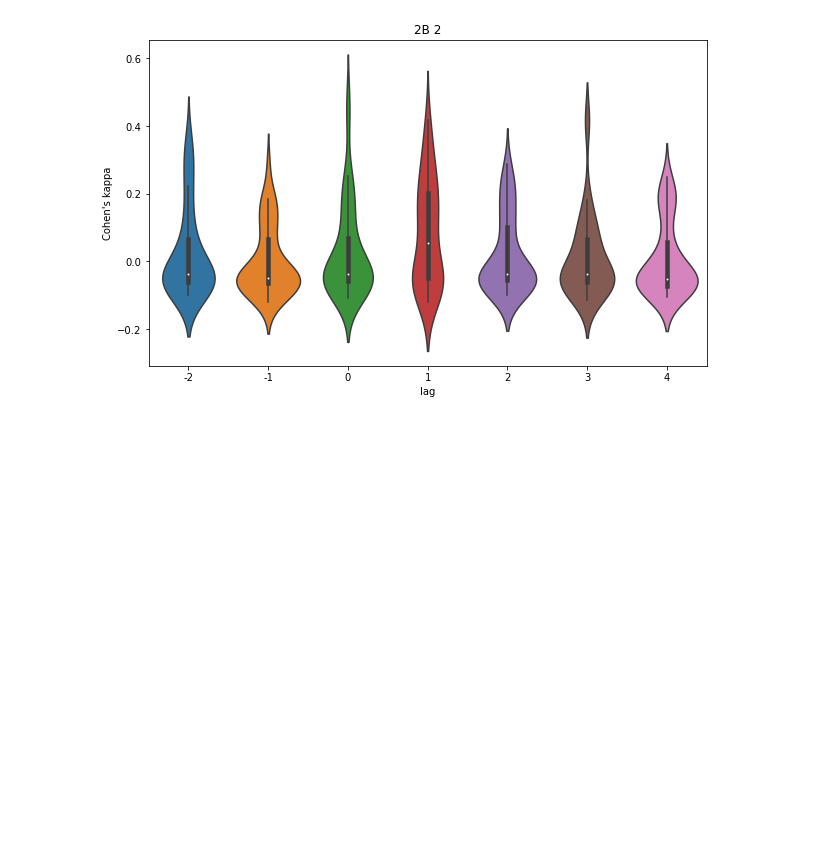
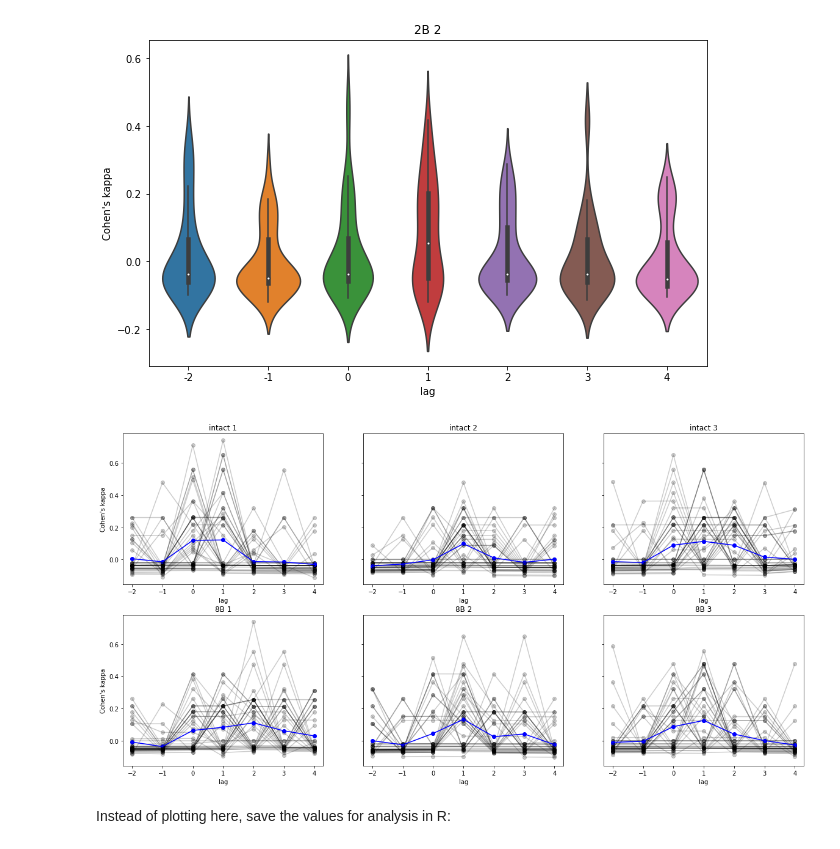
Before and after one commit to riesacassano/BCS-511-minilab-annotations, a Jupyter notebook: annotations_analysis.ipynb, the cells around one changed output. Cells and saved outputs as stored; diff of their text form; code cells hidden in the pictures; blank space fills up the shorter version.

Commit message:
getting set up to save kappa values

```diff
--- a/annotations_analysis.ipynb
+++ b/annotations_analysis.ipynb
@@ -112,8 +112,8 @@ plt.savefig('plots/%s_%d_lag_kappa_tracked.png'%(c,stim_num),dpi=300);
 # %%
 # big loop to show all on one plot
 
-#conditions = ['intact', '8B']
-conditions = ['2B', '1B']
+conditions = ['intact', '8B']
+#conditions = ['2B', '1B']
 num_stim = 3 # 3 stimuli for each condition
 
 lags = range(-2,5)
@@ -151,32 +151,36 @@ for cond in range(len(conditions)):
             for l in range(len(lags)):
                 lag = lags[l]
 
                 if lag > 0:
                     this_sub_crop = this_sub[lag:]
                     this_gt = gt_array[:-lag]
 
                 elif lag < 0:
                     this_sub_crop = this_sub[:lag]
                     this_gt = gt_array[-lag:]
 
                 elif lag == 0:
                     this_sub_crop = this_sub
                     this_gt = gt_array
 
                 kappa_values[i,l] = cohen_kappa_score(this_sub_crop,this_gt)
 
 
         #sns.violinplot(data = kappa_values, ax = ax[cond,n])
         for s in range(subject_ids.shape[0]):
             ax[cond,n].plot(lags, kappa_values[s,:], color='black', alpha=0.2)
             ax[cond,n].scatter(lags, kappa_values[s,:], color='black', alpha=0.2)
 
         ax[cond,n].plot(lags, np.mean(kappa_values,axis=0), color='blue')
         ax[cond,n].scatter(lags, np.mean(kappa_values,axis=0), color='blue')
 
         #ax[cond,n].set_xticklabels(lags)
         ax[cond,n].set_xlabel('lag')
         ax[cond,n].set_title('%s %d'%(c, stim_num))
 
-plt.savefig('plots/more_scrambled_all_lag_kappa_traces_periodic.png',dpi=500);
-#plt.savefig('plots/less_scrambled_all_lag_kappa_traces.png',dpi=500);
+#plt.savefig('plots/more_scrambled_all_lag_kappa_traces_periodic.png',dpi=500);
+plt.savefig('plots/less_scrambled_all_lag_kappa_traces.png',dpi=500);
+# %% [output]
+[figure, added]
+# %% [markdown]
+Instead of plotting here, save the values for analysis in R:
```
Also changed, not shown: parts of 2 cells of this notebook.
